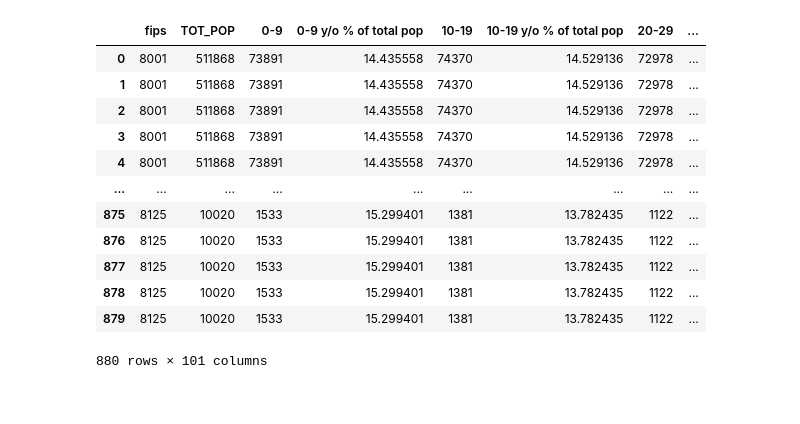
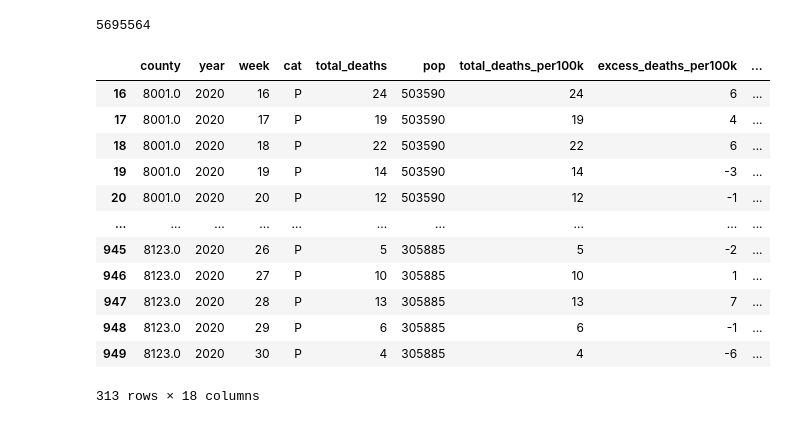
Before and after one commit to sakethsundar/covid-excess-mortality, a Jupyter notebook: excess_mortality_forecaster.ipynb, the cells around one changed output. Drawn from its saved outputs; the diff is of its cells as text; code cells hidden in the pictures.

```diff
--- a/excess_mortality_forecaster.ipynb
+++ b/excess_mortality_forecaster.ipynb
@@ -77,15 +77,30 @@ US_Cases_df = pd.read_csv(Confirmed_url, error_bad_lines=True)
 US_Cases_df=US_Cases_df.drop(columns=['UID','iso2','iso3','code3','Admin2',  'Country_Region','Lat','Long_','Combined_Key'])
 US_Cases_df=US_Cases_df.fillna(0)#US_Cases_df.dropna(subset=['FIPS'])
 
-US_Cases_df = US_Cases_df[US_Cases_df['Province_State'] == 'Colorado']
+US_Cases_df = US_Cases_df[(US_Cases_df['Province_State'] == 'Colorado')]
 US_Cases_df=US_Cases_df.melt(id_vars=['FIPS','Province_State'],
         var_name="Date",
         value_name="Value")
 
 US_Cases_df['Date']= pd.to_datetime(US_Cases_df['Date'])
 US_Cases_df['week'] = US_Cases_df['Date'].dt.week
-weekly_cases_df = US_Cases_df.groupby(['FIPS', 'week'])['Value'].sum()
-weekly_cases_df = weekly_cases_df.to_frame(name = 'weekly_cases').reset_index()
+weekly_covid_cases_df = US_Cases_df.groupby(['FIPS', 'week'])['Value'].sum()
+weekly_covid_cases_df = weekly_covid_cases_df.to_frame(name = 'weekly_cases').reset_index()
+
+Confirmed_url = 'https://raw.githubusercontent.com/CSSEGISandData/COVID-19/master/csse_covid_19_data/csse_covid_19_time_series/time_series_covid19_deaths_US.csv'
+US_Deaths_df = pd.read_csv(Confirmed_url, error_bad_lines=True)
+US_Deaths_df = US_Deaths_df.drop(columns=['UID','iso2','iso3','code3','Admin2', 'Population', 'Country_Region','Lat','Long_','Combined_Key'])
+US_Deaths_df = US_Deaths_df.fillna(0)#US_Cases_df.dropna(subset=['FIPS'])
+
+US_Deaths_df = US_Deaths_df[US_Deaths_df['Province_State'] == 'Colorado']
+US_Deaths_df = US_Deaths_df.melt(id_vars=['FIPS','Province_State'],
+        var_name="Date",
+        value_name="Value")
+
+US_Deaths_df['Date']= pd.to_datetime(US_Deaths_df['Date'])
+US_Deaths_df['week'] = US_Deaths_df['Date'].dt.week
+weekly_covid_deaths_df = US_Deaths_df.groupby(['FIPS', 'week'])['Value'].sum()
+weekly_covid_deaths_df = weekly_covid_deaths_df.to_frame(name = 'weekly_deaths').reset_index()
 # %%
 
 county_covariates= pd.read_csv('https://raw.githubusercontent.com/JieYingWu/COVID-19_US_County-level_Summaries/master/data/counties.csv').dropna(subset=['FIPS'])
@@ -198,2 +153,6 @@ covariates=covariates[['fips',
+# %%
+covariates['TOT_POP'].sum()
+# %% [output]
+5695564
 # %%
 
@@ -218 +187,19 @@ weekly_deaths_merged_df = weekly_deaths_merged_df.merge(weekly_cases_prior_three
+# %%
+weekly_deaths_merged_df_non_pulm = merge_dataset(weekly_deaths_df[weekly_deaths_df['cat'] == 'NP'],weekly_covid_deaths_df,weekly_covid_cases_df)
+weekly_deaths_merged_df_pulm  = merge_dataset(weekly_deaths_df[weekly_deaths_df['cat'] == 'P'],weekly_covid_deaths_df,weekly_covid_cases_df)
+weekly_deaths_merged_df_pulm[weekly_deaths_merged_df_pulm['two_week_prior_weekly_deaths'] > 0]
+# %% [output]
+|  | county | year | week | cat | total_deaths | pop | total_deaths_per100k | excess_deaths_per100k | ... |
+| 16 | 8001.0 | 2020 | 16 | P | 24 | 503590 | 24 | 6 | ... |
+| 17 | 8001.0 | 2020 | 17 | P | 19 | 503590 | 19 | 4 | ... |
+| 18 | 8001.0 | 2020 | 18 | P | 22 | 503590 | 22 | 6 | ... |
+| 19 | 8001.0 | 2020 | 19 | P | 14 | 503590 | 14 | -3 | ... |
+| 20 | 8001.0 | 2020 | 20 | P | 12 | 503590 | 12 | -1 | ... |
+| ... | ... | ... | ... | ... | ... | ... | ... | ... | ... |
+| 945 | 8123.0 | 2020 | 26 | P | 5 | 305885 | 5 | -2 | ... |
+| 946 | 8123.0 | 2020 | 27 | P | 10 | 305885 | 10 | 1 | ... |
+| 947 | 8123.0 | 2020 | 28 | P | 13 | 305885 | 13 | 7 | ... |
+| 948 | 8123.0 | 2020 | 29 | P | 6 | 305885 | 6 | -1 | ... |
+| 949 | 8123.0 | 2020 | 30 | P | 4 | 305885 | 4 | -6 | ... |
+313 rows × 18 columns
 # %%
@@ -226,16 +217,0 @@ covariates_merged = covariates.merge(weekly_deaths_merged_df[['two_week_prior_to
-# %%
-covariates_merged
-# %% [output]
-|  | fips | TOT_POP | 0-9 | 0-9 y/o % of total pop | 10-19 | 10-19 y/o % of total pop | 20-29 | ... |
-| 0 | 8001 | 511868 | 73891 | 14.435558 | 74370 | 14.529136 | 72978 | ... |
-| 1 | 8001 | 511868 | 73891 | 14.435558 | 74370 | 14.529136 | 72978 | ... |
-| 2 | 8001 | 511868 | 73891 | 14.435558 | 74370 | 14.529136 | 72978 | ... |
-| 3 | 8001 | 511868 | 73891 | 14.435558 | 74370 | 14.529136 | 72978 | ... |
-| 4 | 8001 | 511868 | 73891 | 14.435558 | 74370 | 14.529136 | 72978 | ... |
-| ... | ... | ... | ... | ... | ... | ... | ... | ... |
-| 875 | 8125 | 10020 | 1533 | 15.299401 | 1381 | 13.782435 | 1122 | ... |
-| 876 | 8125 | 10020 | 1533 | 15.299401 | 1381 | 13.782435 | 1122 | ... |
-| 877 | 8125 | 10020 | 1533 | 15.299401 | 1381 | 13.782435 | 1122 | ... |
-| 878 | 8125 | 10020 | 1533 | 15.299401 | 1381 | 13.782435 | 1122 | ... |
-| 879 | 8125 | 10020 | 1533 | 15.299401 | 1381 | 13.782435 | 1122 | ... |
-880 rows × 101 columns
```
Also changed, not shown: parts of 13 cells of this notebook, 3 other files.
